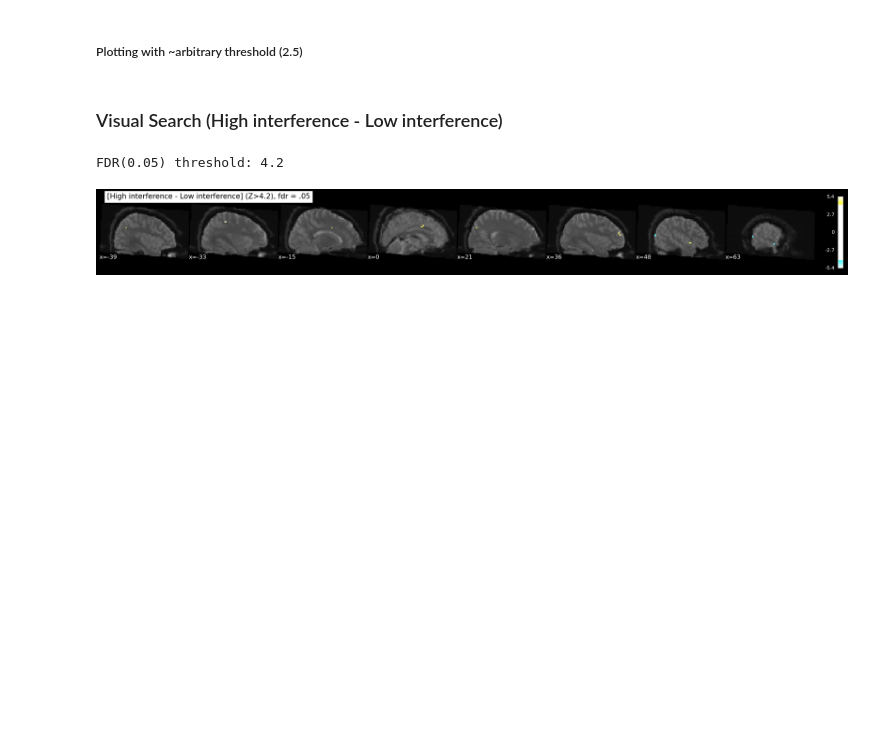
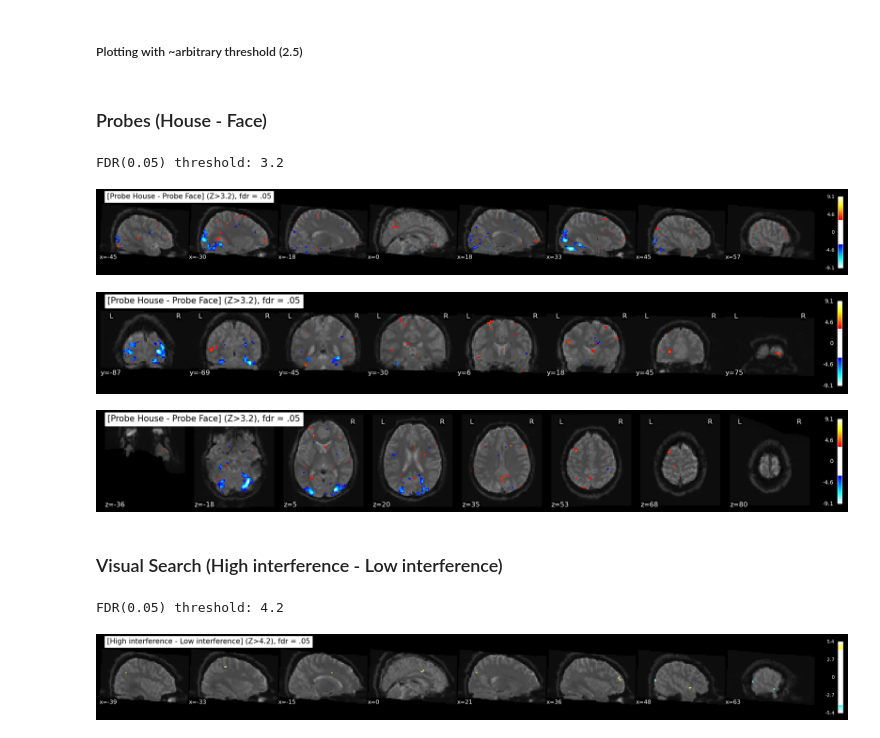
Before and after one commit to LuisA00/Summer_2021_fMRI, a Jupyter notebook: DWM_Single_Pariticpant_GLM_8_run_Nilearn.ipynb, the cells around one changed output. Cells and saved outputs as stored; diff of their text form; code cells hidden in the pictures; blank space fills up the shorter version.

```diff
--- a/DWM_Single_Pariticpant_GLM_8_run_Nilearn.ipynb
+++ b/DWM_Single_Pariticpant_GLM_8_run_Nilearn.ipynb
@@ -1092,6 +1099,33 @@ for x in range(3):
 #              display_mode=dim[x], cut_coords=8, black_bg=True,
 #              title=('[Probe Face - Probe House] (Z>' + s_threshold + '), fdr = .05'))
 #    plt.show()
+# %% [markdown]
+### Probes (House - Face)
+# %%
+# Get raw contrast activation
+z_map = fmri_glm_probe.compute_contrast('-1*Face_correct-1*Face_incorrect+1*House_correct+1*House_incorrect', output_type='z_score')
+
+# Get clean contrast and threshold to visualize results
+# Threshold: false discovery rate 5%
+clean_map, threshold = threshold_stats_img(z_map, alpha=.05, height_control='fdr')
+s_threshold = str(round(threshold, 1))
+print("FDR(0.05) threshold: " + s_threshold)
+# %% [output]
+FDR(0.05) threshold: 3.2
+# %%
+# Visualize results
+dim = ['x', 'y', 'z']
+
+for x in range(3):
+
+    plot_stat_map(clean_map, threshold=threshold, bg_img=mean_img,
+              display_mode=dim[x], cut_coords=8, black_bg=True,
+              title=('[Probe House - Probe Face] (Z>' + s_threshold + '), fdr = .05'))
+    plt.show()
+# %% [output]
+[figure, added]
+[figure, added]
+[figure, added]
 # %% [markdown]
 ### Visual Search (High interference - Low interference)
 # %%
```
Also changed, not shown: parts of 10 cells of this notebook, 1 other file.
